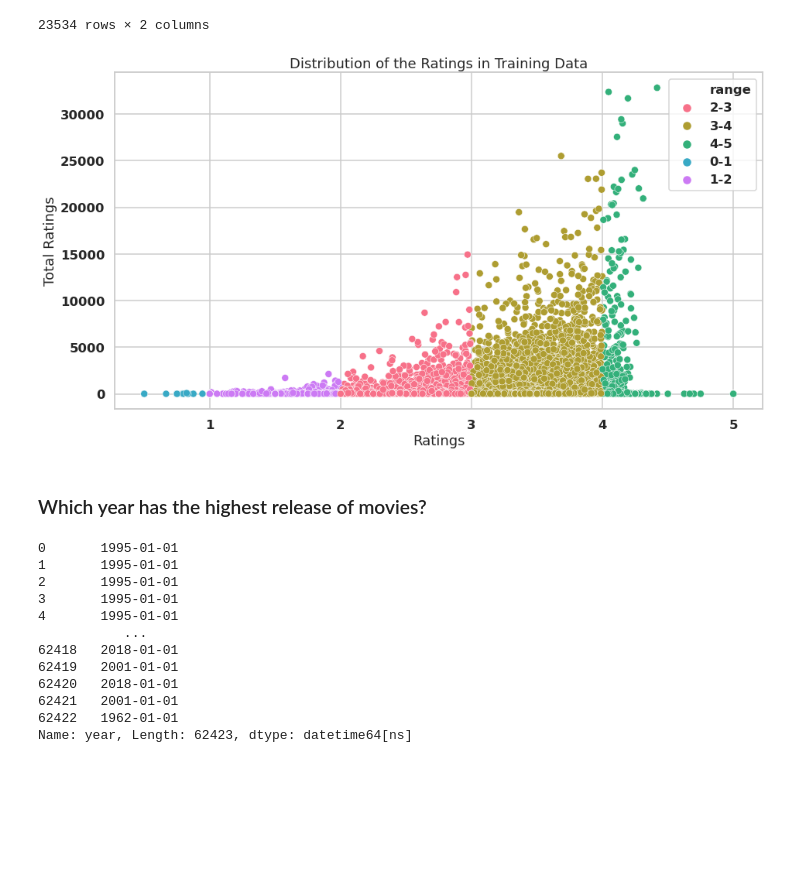
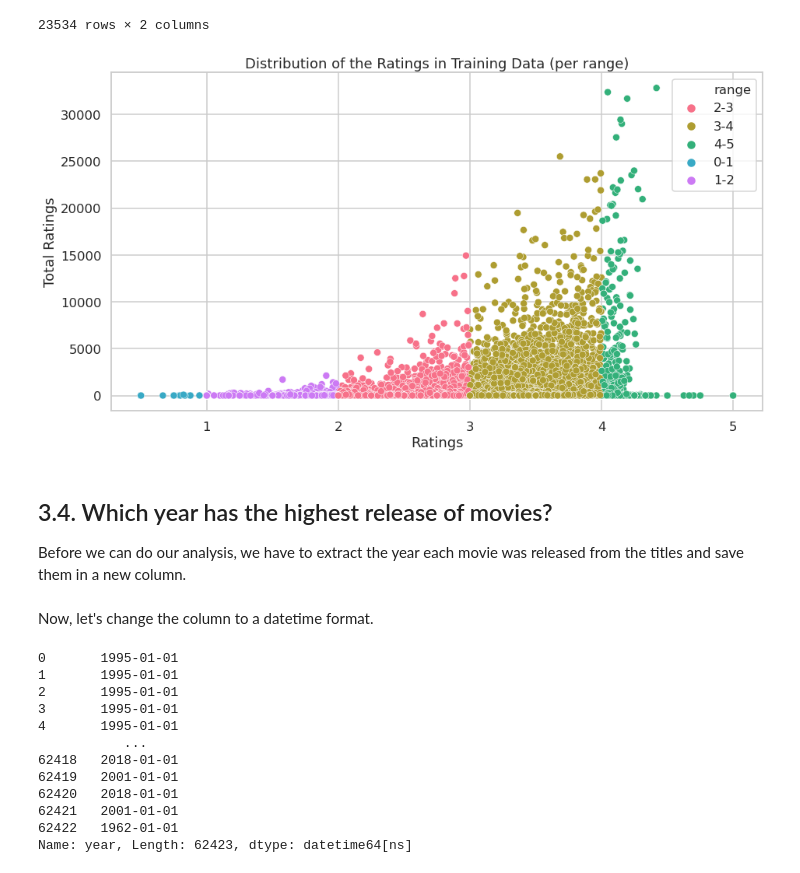
Before and after one commit to EDSATeam11/unsupervised-predict-streamlit-template, a Jupyter notebook: Analyze This.ipynb, the cells around one changed output. Cells and saved outputs as stored; diff of their text form; code cells hidden in the pictures; blank space fills up the shorter version.

```diff
--- a/Analyze This.ipynb
+++ b/Analyze This.ipynb
@@ -335,7 +408,7 @@ y = list(info['runtime'][:10])
 ax = sns.pointplot(x=y,y=x)
 
 #setup the figure size
-sns.set(rc={'figure.figsize':(10,5)})
+sns.set(rc={'figure.figsize':(20,5)})
 #setup the title and labels of the plot.
 ax.set_title("Top 10 Longest Movies",fontsize = 15)
 ax.set_xlabel("Runtime",fontsize = 13)
@@ -454,18 +530,19 @@ movie_rating['num_of_ratings'] = pd.DataFrame(data.groupby('title')['rating'].co
 # %%
 # Plot scatter plot illustrating the relationship between ratings and number of ratings
 
 sns.set(style="whitegrid", context="talk")
 f, ax = plt.subplots(figsize=(15, 8))
 sns.scatterplot(x=movie_rating['rating'], y=movie_rating['num_of_ratings'],
 hue=movie_rating['range'],palette="husl",sizes=(1, 8), linewidth=0.5,data=movie_rating, ax=ax) # range used to categorise ratings
-plt.title('Distribution of the Ratings in Training Data')
+plt.title('Distribution of the Ratings in Training Data (per range)')
 plt.xlabel('Ratings')
 plt.ylabel('Total Ratings')
 plt.show()
 # %% [output]
-[figure, old version]
+[figure, new version]
-# %% [markdown]
-### Which year has the highest release of movies?
+# %% [markdown]
+## 3.4. Which year has the highest release of movies?
+Before we can do our analysis, we have to extract the year each movie was released from the titles and save them in a new column.
 # %%
 #Using regular expressions to find a year stored between parentheses
 #We specify the parantheses so we don’t conflict with movies that have years in their titles
@@ -476,6 +553,8 @@ movies['year'] = movies['year'].str.extract("(\d\d\d\d)",expand=False)
 movies['title'] = movies['title'].str.replace("(\(\d\d\d\d\))", "")
 #Applying the strip function to get rid of any ending whitespace characters that may have appeared
 movies['title'] = movies['title'].apply(lambda x: x.strip())
+# %% [markdown]
+Now, let's change the column to a datetime format.
 # %%
 pd.to_datetime(movies.year, format='%Y')
 # %% [output]
```
Also changed, not shown: parts of 66 cells of this notebook.
